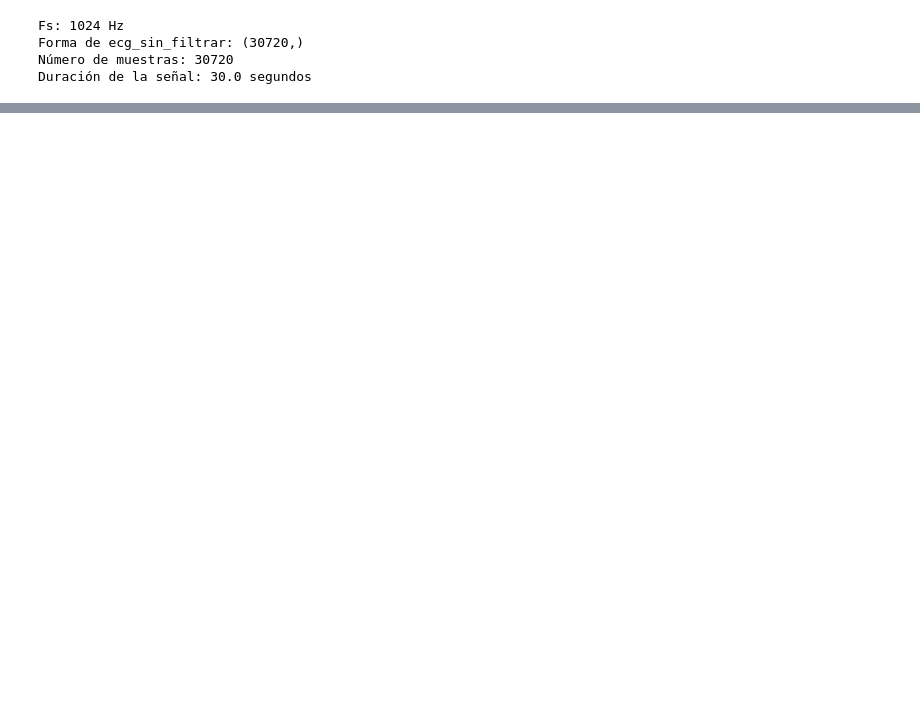
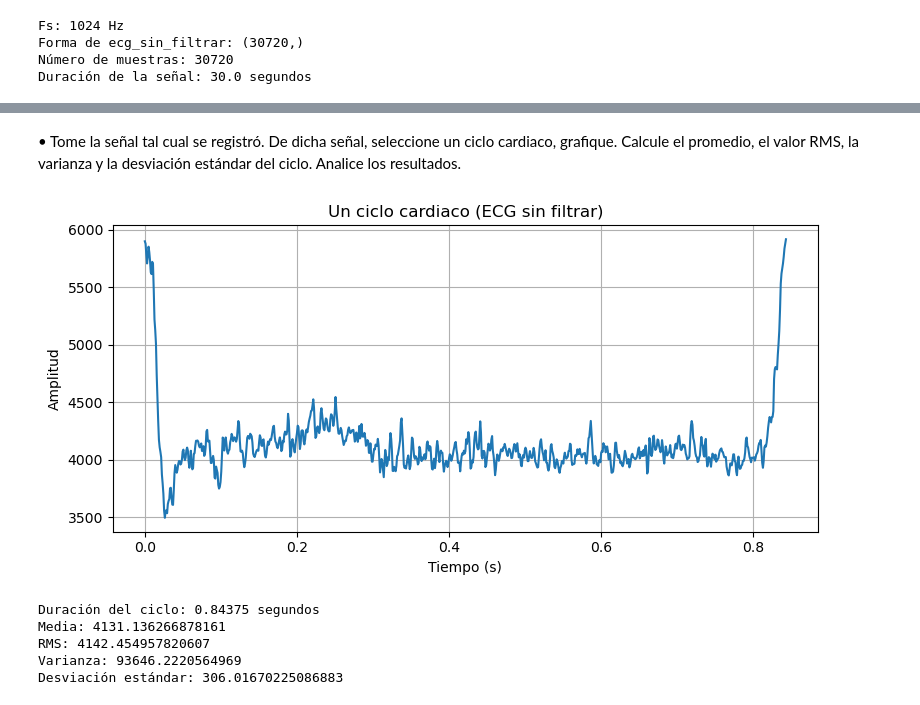
Before and after one commit to valentinamoralese/Biose-ales-Valentina-Morales-Paula-Garcia, a Jupyter notebook: Practica2_Valentina_Paula.ipynb, the cells around one changed output, grey strips where cells are left out. Saved outputs shown, nothing was run; the diff lists cells and outputs as text; code cells hidden in the pictures; blank space fills up the shorter version.

```diff
--- a/Practica2_Valentina_Paula.ipynb
+++ b/Practica2_Valentina_Paula.ipynb
@@ -76,0 +143,41 @@ Duración de la señal: 30.0 segundos
+# %% [markdown]
+•	Tome la señal tal cual se registró. De dicha señal, seleccione un ciclo cardiaco, grafique. Calcule el promedio, el valor RMS, la varianza y la desviación estándar del ciclo. Analice los resultados.
+# %%
+from scipy.signal import find_peaks
+
+#Detectar los picos R (los máximos de cada complejo QRS)
+picos, _ = find_peaks(ecg_sin_filtrar, height=5500, distance=fs*0.5) #Separados minimamente 0.5 segundos
+
+inicio = picos[0]
+fin = picos[1]
+ciclo = ecg_sin_filtrar[inicio:fin]
+t_ciclo = t[inicio:fin] - t[inicio]
+
+#Graficar el ciclo
+plt.figure(figsize=(8, 4))
+plt.plot(t_ciclo, ciclo)
+plt.title("Un ciclo cardiaco (ECG sin filtrar)")
+plt.xlabel("Tiempo (s)")
+plt.ylabel("Amplitud")
+plt.grid(True)
+plt.tight_layout()
+plt.show()
+
+#Estadísticos del ciclo
+media = np.mean(ciclo)
+valor_rms = rms(ciclo)
+varianza = np.var(ciclo)
+desviacion = np.std(ciclo)
+
+print("Duración del ciclo:", t_ciclo[-1], "segundos")
+print("Media:", media)
+print("RMS:", valor_rms)
+print("Varianza:", varianza)
+print("Desviación estándar:", desviacion)
+# %% [output]
+[figure, added]
+Duración del ciclo: 0.84375 segundos
+Media: 4131.136266878161
+RMS: 4142.454957820607
+Varianza: 93646.2220564969
+Desviación estándar: 306.01670225086883
```
Also changed, not shown: parts of 8 cells of this notebook.
